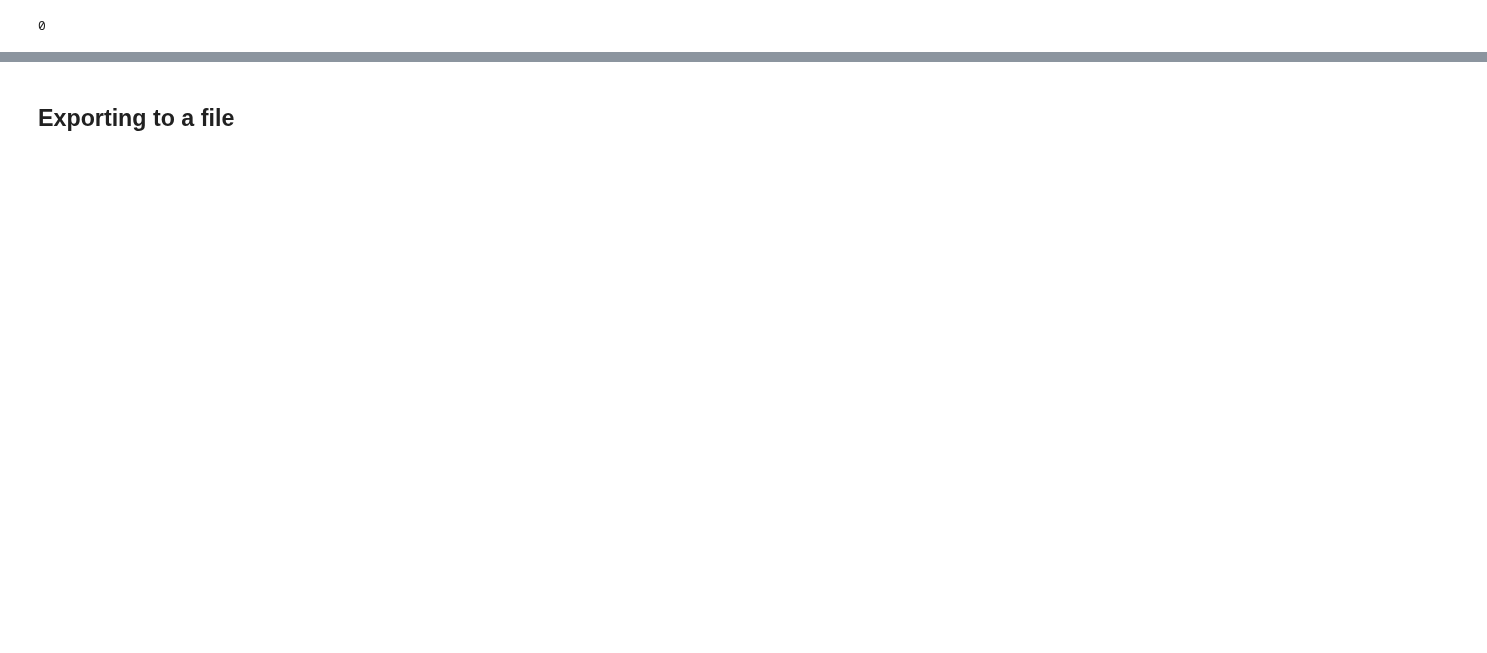
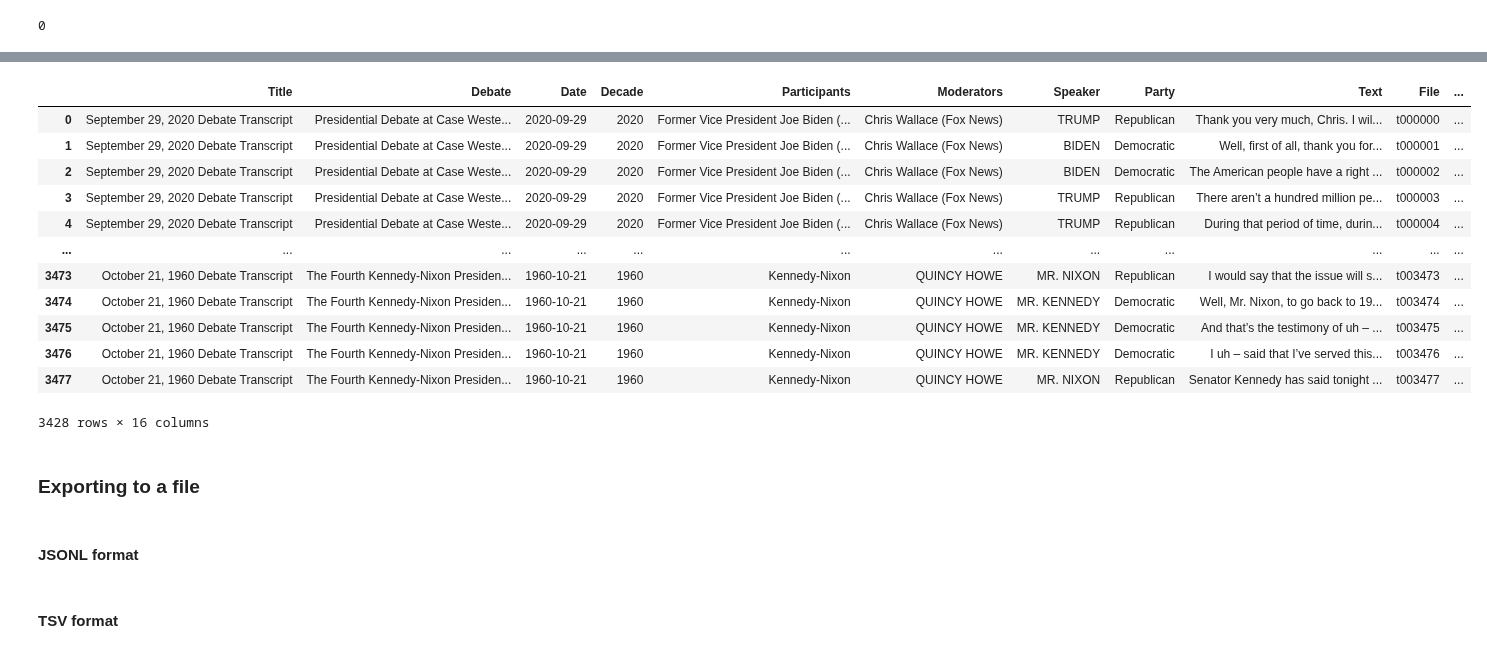
Before and after one commit to laelgelc/cl_st1_inrs, a Jupyter notebook: CL_St1_ANOVAprep_INRS.ipynb, the cells around one changed output, grey strips where cells are left out. Drawn from its saved outputs; the diff is of its cells as text; code cells hidden in the pictures; blank space fills up the shorter version.

```diff
--- a/CL_St1_ANOVAprep_INRS.ipynb
+++ b/CL_St1_ANOVAprep_INRS.ipynb
@@ -179,0 +210,2 @@ df_debates_turns['Party'].isnull().sum()
+# %%
+df_debates_turns_parties['Date'] = pd.to_datetime(df_debates_turns_parties['Date'], unit='ms')
@@ -179,0 +243,2 @@ df_debates_turns['Party'].isnull().sum()
+# %%
+df_debates_turns_parties['File'] = 't' + df_debates_turns_parties.index.astype(str).str.zfill(6)
@@ -179,0 +265,16 @@ df_debates_turns['Party'].isnull().sum()
+# %%
+# Renaming 'file' column in 'df_cl_st1_ph4_inrs_scores_only' to match 'File' in 'df_debates_turns_parties'
+df_cl_st1_ph4_inrs_scores_only.rename(columns={'file': 'File'}, inplace=True)
+
+# Merge DataFrames on 'File', keeping all rows from 'df_debates_turns_parties'
+df_merged = pd.merge(df_debates_turns_parties, df_cl_st1_ph4_inrs_scores_only, on='File', how='left')
+
+# Rename the factor score columns
+df_merged.rename(columns={
+    'fac1': 'Factor 1',
+    'fac2': 'Factor 2',
+    'fac3': 'Factor 3',
+    'fac4': 'Factor 4',
+    'fac5': 'Factor 5',
+    'fac6': 'Factor 6'
+}, inplace=True)
@@ -179,0 +311,2 @@ df_debates_turns['Party'].isnull().sum()
+# %%
+df_merged.dropna(subset=['Factor 1', 'Factor 2', 'Factor 3', 'Factor 4', 'Factor 5', 'Factor 6'], inplace=True)
@@ -180,3 +323,21 @@ df_debates_turns['Party'].isnull().sum()
+# %%
+df_merged
+# %% [output]
+|  | Title | Debate | Date | Decade | Participants | Moderators | Speaker | Party | Text | File | ... |
+| 0 | September 29, 2020 Debate Transcript | Presidential Debate at Case Weste... | 2020-09-29 | 2020 | Former Vice President Joe Biden (... | Chris Wallace (Fox News) | TRUMP | Republican | Thank you very much, Chris. I wil... | t000000 | ... |
+| 1 | September 29, 2020 Debate Transcript | Presidential Debate at Case Weste... | 2020-09-29 | 2020 | Former Vice President Joe Biden (... | Chris Wallace (Fox News) | BIDEN | Democratic | Well, first of all, thank you for... | t000001 | ... |
+| 2 | September 29, 2020 Debate Transcript | Presidential Debate at Case Weste... | 2020-09-29 | 2020 | Former Vice President Joe Biden (... | Chris Wallace (Fox News) | BIDEN | Democratic | The American people have a right ... | t000002 | ... |
+| 3 | September 29, 2020 Debate Transcript | Presidential Debate at Case Weste... | 2020-09-29 | 2020 | Former Vice President Joe Biden (... | Chris Wallace (Fox News) | TRUMP | Republican | There aren’t a hundred million pe... | t000003 | ... |
+| 4 | September 29, 2020 Debate Transcript | Presidential Debate at Case Weste... | 2020-09-29 | 2020 | Former Vice President Joe Biden (... | Chris Wallace (Fox News) | TRUMP | Republican | During that period of time, durin... | t000004 | ... |
+| ... | ... | ... | ... | ... | ... | ... | ... | ... | ... | ... | ... |
+| 3473 | October 21, 1960 Debate Transcript | The Fourth Kennedy-Nixon Presiden... | 1960-10-21 | 1960 | Kennedy-Nixon | QUINCY HOWE | MR. NIXON | Republican | I would say that the issue will s... | t003473 | ... |
+| 3474 | October 21, 1960 Debate Transcript | The Fourth Kennedy-Nixon Presiden... | 1960-10-21 | 1960 | Kennedy-Nixon | QUINCY HOWE | MR. KENNEDY | Democratic | Well, Mr. Nixon, to go back to 19... | t003474 | ... |
+| 3475 | October 21, 1960 Debate Transcript | The Fourth Kennedy-Nixon Presiden... | 1960-10-21 | 1960 | Kennedy-Nixon | QUINCY HOWE | MR. KENNEDY | Democratic | And that’s the testimony of uh – ... | t003475 | ... |
+| 3476 | October 21, 1960 Debate Transcript | The Fourth Kennedy-Nixon Presiden... | 1960-10-21 | 1960 | Kennedy-Nixon | QUINCY HOWE | MR. KENNEDY | Democratic | I uh – said that I’ve served this... | t003476 | ... |
+| 3477 | October 21, 1960 Debate Transcript | The Fourth Kennedy-Nixon Presiden... | 1960-10-21 | 1960 | Kennedy-Nixon | QUINCY HOWE | MR. NIXON | Republican | Senator Kennedy has said tonight ... | t003477 | ... |
+3428 rows × 16 columns
 # %% [markdown]
-## Exporting to a file
+### Exporting to a file
+# %% [markdown]
+#### JSONL format
 # %%
@@ -183,0 +345,2 @@ df_debates_turns[['Title', 'Debate', 'Date', 'Decade', 'Participants', 'Moderato
+# %% [markdown]
+#### TSV format
```
Also changed, not shown: parts of 29 cells of this notebook, 3 other files.
